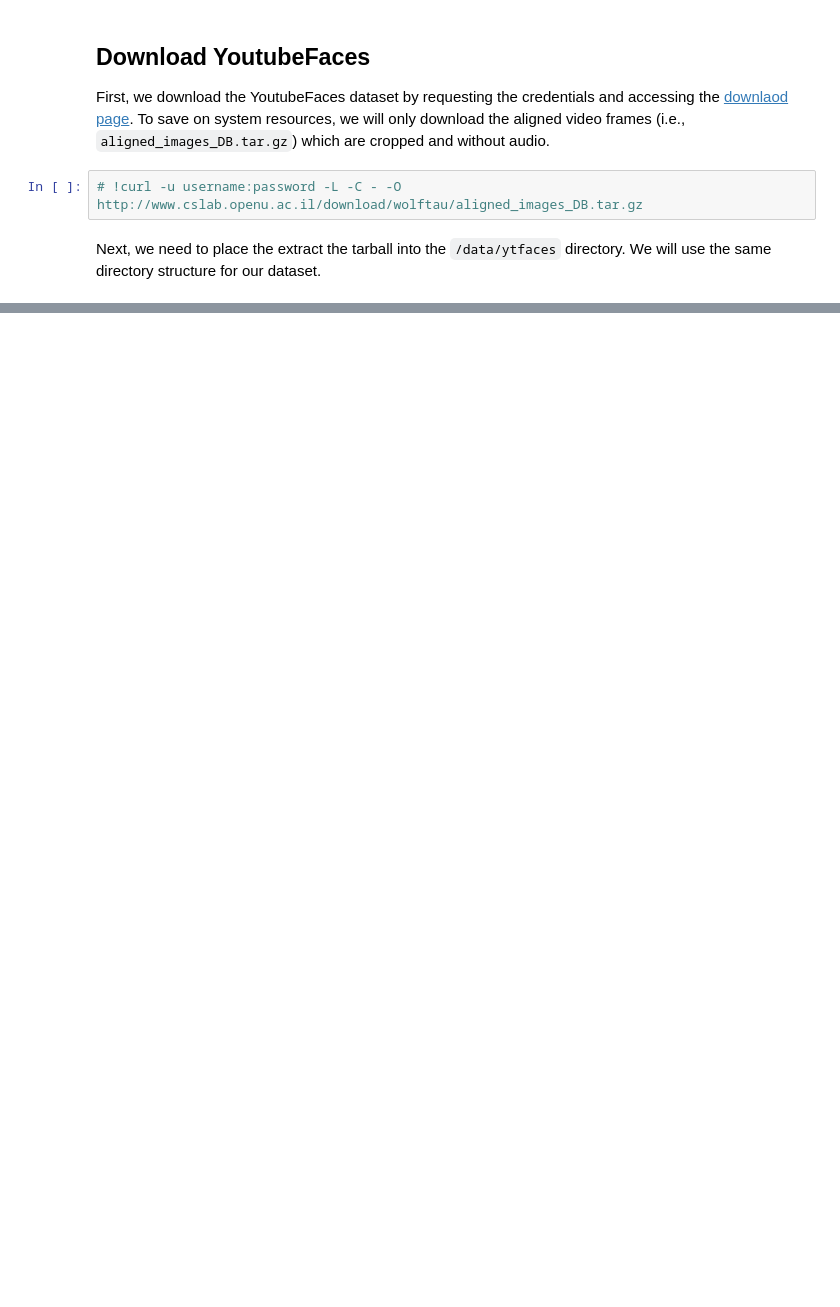
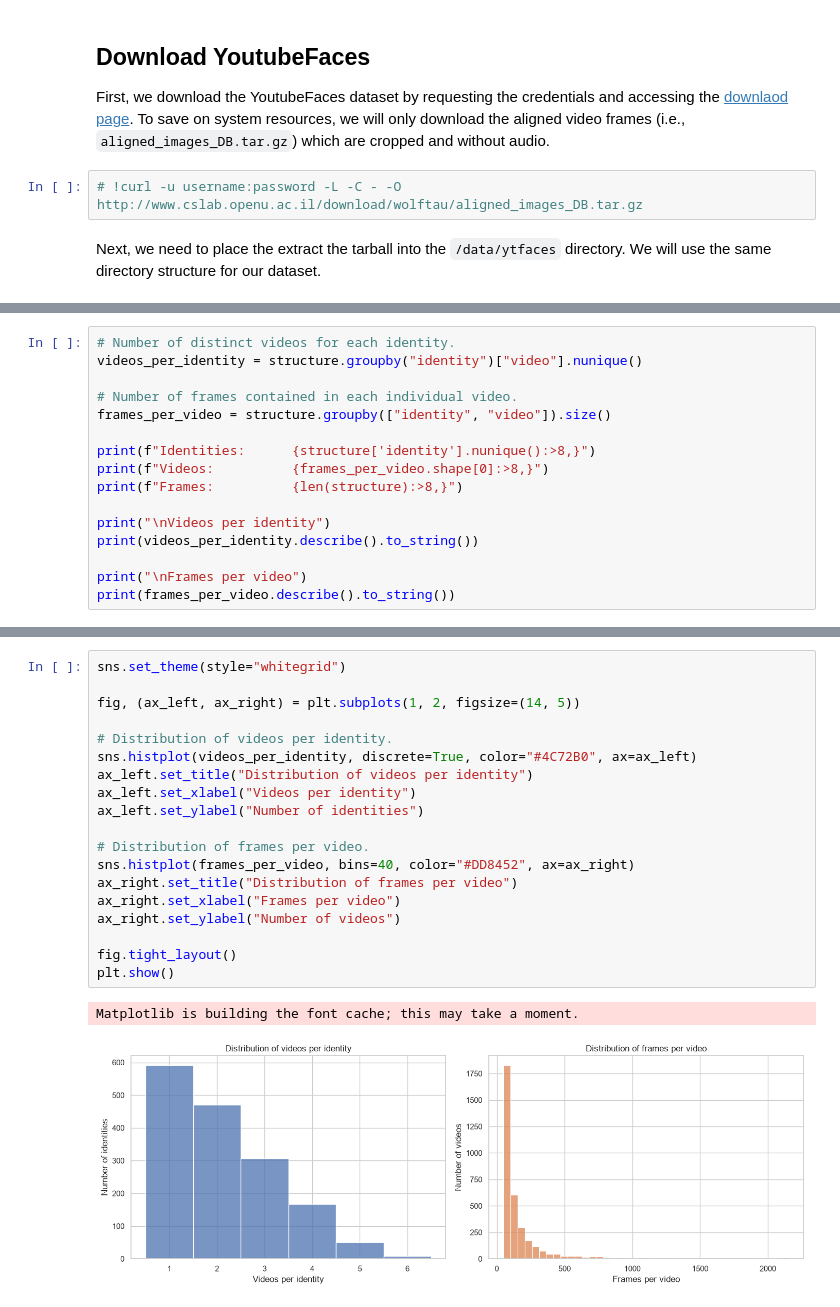
Before and after one commit to wagpa/meles, a Jupyter notebook: src/notebooks/02_ytfaces_dataset.ipynb, the cells around one changed output, grey strips where cells are left out. Cells and saved outputs as stored; diff of their text form; blank space fills up the shorter version.

```diff
--- a/src/notebooks/02_ytfaces_dataset.ipynb
+++ b/src/notebooks/02_ytfaces_dataset.ipynb
@@ -133,0 +79,16 @@ Next, we read the structure of the dataset and convert it into a pandas datafram
+# %%
+# Number of distinct videos for each identity.
+videos_per_identity = structure.groupby("identity")["video"].nunique()
+
+# Number of frames contained in each individual video.
+frames_per_video = structure.groupby(["identity", "video"]).size()
+
+print(f"Identities:      {structure['identity'].nunique():>8,}")
+print(f"Videos:          {frames_per_video.shape[0]:>8,}")
+print(f"Frames:          {len(structure):>8,}")
+
+print("\nVideos per identity")
+print(videos_per_identity.describe().to_string())
+
+print("\nFrames per video")
+print(frames_per_video.describe().to_string())
@@ -133,0 +113,22 @@ Next, we read the structure of the dataset and convert it into a pandas datafram
+# %%
+sns.set_theme(style="whitegrid")
+
+fig, (ax_left, ax_right) = plt.subplots(1, 2, figsize=(14, 5))
+
+# Distribution of videos per identity.
+sns.histplot(videos_per_identity, discrete=True, color="#4C72B0", ax=ax_left)
+ax_left.set_title("Distribution of videos per identity")
+ax_left.set_xlabel("Videos per identity")
+ax_left.set_ylabel("Number of identities")
+
+# Distribution of frames per video.
+sns.histplot(frames_per_video, bins=40, color="#DD8452", ax=ax_right)
+ax_right.set_title("Distribution of frames per video")
+ax_right.set_xlabel("Frames per video")
+ax_right.set_ylabel("Number of videos")
+
+fig.tight_layout()
+plt.show()
+# %% [output]
+Matplotlib is building the font cache; this may take a moment.
+[figure, added]
```
Also changed, not shown: parts of 13 cells of this notebook, 3 other files.
